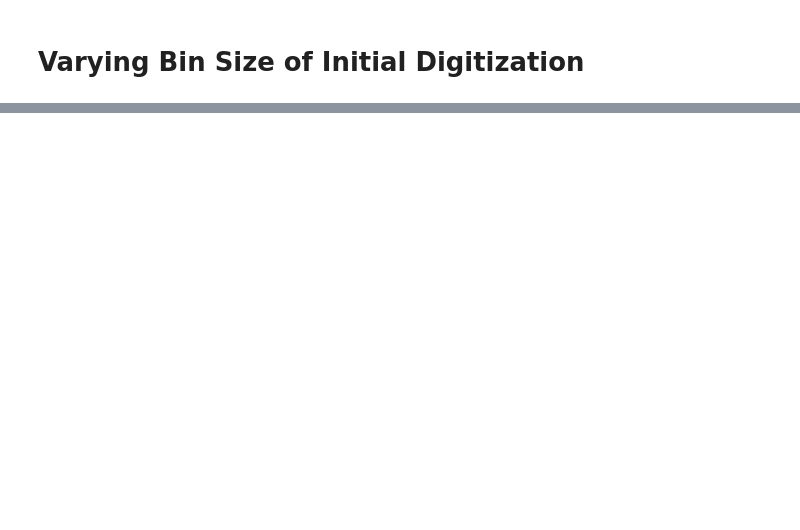
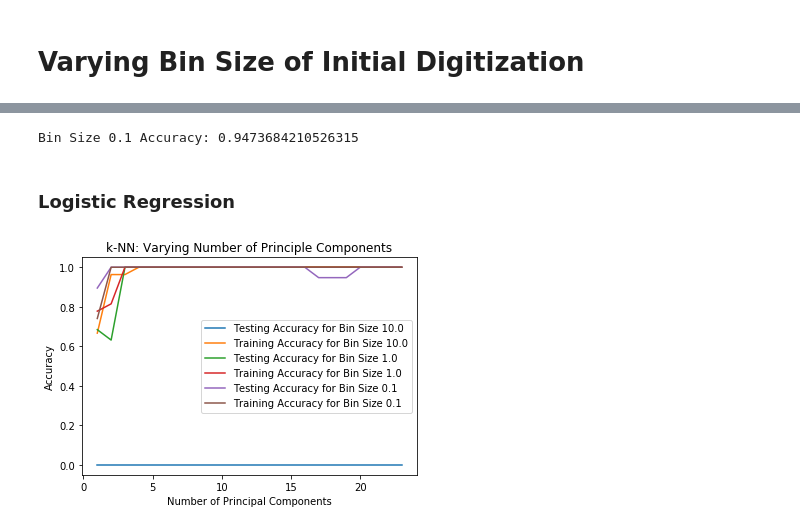
Before and after one commit to ljumill/identifcation_mod_peptides, a Jupyter notebook: varying_bin_size.ipynb, the cells around one changed output, grey strips where cells are left out. Saved outputs shown, nothing was run; the diff lists cells and outputs as text; code cells hidden in the pictures; blank space fills up the shorter version.

```diff
--- a/varying_bin_size.ipynb
+++ b/varying_bin_size.ipynb
@@ -111,0 +145,8 @@ df
+# %%
+#split into training and test set
+X_train_b, X_test_b, y_train_b, y_test_b = train_test_split(X_bin_b, y_bin_b, test_size = 0.4 , random_state=42)
+
+#fit the second pipeline
+knn_pca_bin_b = pipe.fit(X_train_b, y_train_b)
+
+print('Bin Size (1.0) Accuracy: {}'.format(knn_pca_bin_b.score(X_test_b, y_test_b)))
@@ -111,0 +155,71 @@ df
+# %%
+#split into training and test set
+X_train_c, X_test_c, y_train_c, y_test_c = train_test_split(X_bin_c, y_bin_c, test_size = 0.4 , random_state=42)
+
+#fit the third pipeline
+knn_pca_bin_c = pipe.fit(X_train_c, y_train_c)
+
+print('Bin Size 0.1 Accuracy: {}'.format(knn_pca_bin_c.score(X_test_c, y_test_c)))
+# %% [output]
+Bin Size 0.1 Accuracy: 0.9473684210526315
+# %% [markdown]
+### Logistic Regression
+# %%
+# Setup arrays to store train and test accuracies
+n_components = np.arange(1, 24)
+train_accuracy_a = np.empty(len(n_components))
+test_accuracy_a = np.empty(len(n_components))
+train_accuracy_b = np.empty(len(n_components))
+test_accuracy_b = np.empty(len(n_components))
+train_accuracy_c = np.empty(len(n_components))
+test_accuracy_c = np.empty(len(n_components))
+
+# Loop over different values of k
+for i, k in enumerate(n_components):
+
+    #setup a pipeline with a k-NN Classifier with k neighbors: knn
+    pipe = Pipeline([
+        ('reducer', PCA(n_components=k)),
+        ('classifier', LogisticRegression())])
+
+    #fit the pipeline to to the training data
+    pipe.fit(X_train_a, y_train_a)
+
+    #Compute accuracy on the training set
+    train_accuracy_a[i] = pipe.score(X_train_a, y_train_a)
+
+    #Compute accuracy on the testing set
+    test_accuracy_b[i] = pipe.score(X_test_a, y_test_a)
+
+    #fit the pipeline to to the training data
+    pipe.fit(X_train_b, y_train_b)
+
+    #Compute accuracy on the training set
+    train_accuracy_b[i] = pipe.score(X_train_b, y_train_b)
+
+    #Compute accuracy on the testing set
+    test_accuracy_b[i] = pipe.score(X_test_b, y_test_b)
+
+    #fit the pipeline to to the training data
+    pipe.fit(X_train_c, y_train_c)
+
+    #Compute accuracy on the training set
+    train_accuracy_c[i] = pipe.score(X_train_c, y_train_c)
+
+    #Compute accuracy on the testing set
+    test_accuracy_c[i] = pipe.score(X_test_c, y_test_c)
+
+# Generate plot
+plt.title('k-NN: Varying Number of Principle Components')
+plt.plot(n_components, test_accuracy_a, label = 'Testing Accuracy for Bin Size 10.0')
+plt.plot(n_components, train_accuracy_a, label = 'Training Accuracy for Bin Size 10.0')
+plt.plot(n_components, test_accuracy_b, label = 'Testing Accuracy for Bin Size 1.0')
+plt.plot(n_components, train_accuracy_b, label = 'Training Accuracy for Bin Size 1.0')
+plt.plot(n_components, test_accuracy_c, label = 'Testing Accuracy for Bin Size 0.1')
+plt.plot(n_components, train_accuracy_c, label = 'Training Accuracy for Bin Size 0.1')
+plt.legend()
+plt.xlabel('Number of Principal Components')
+plt.ylabel('Accuracy')
+plt.show()
+# %% [output]
+[figure, added]
```
Also changed, not shown: parts of 17 cells of this notebook, 15 other files.
